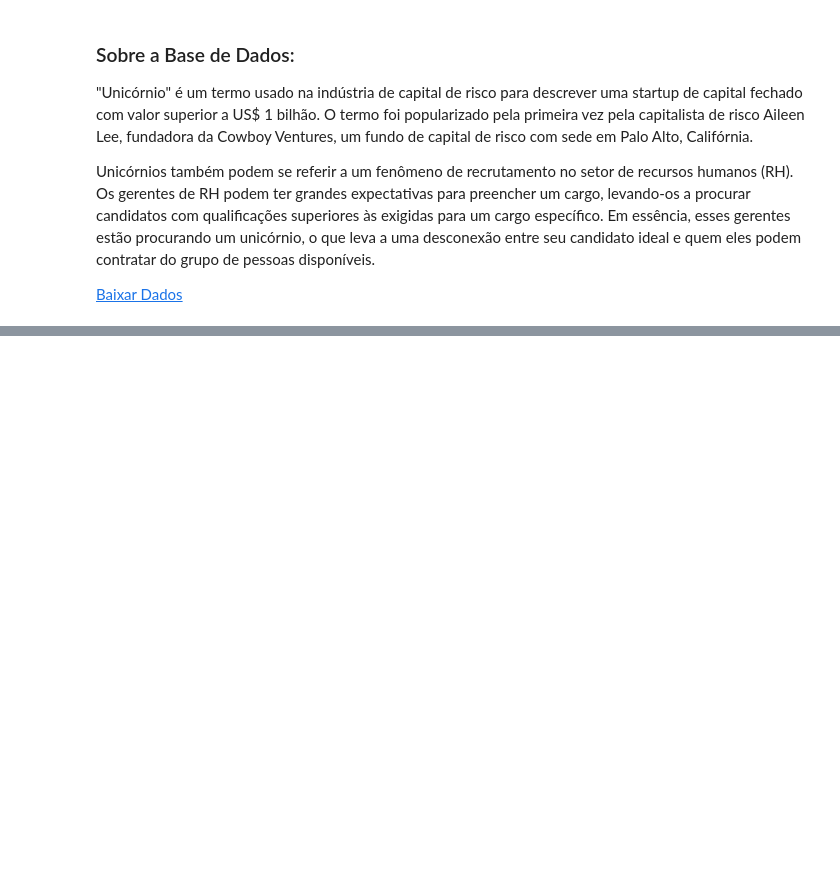
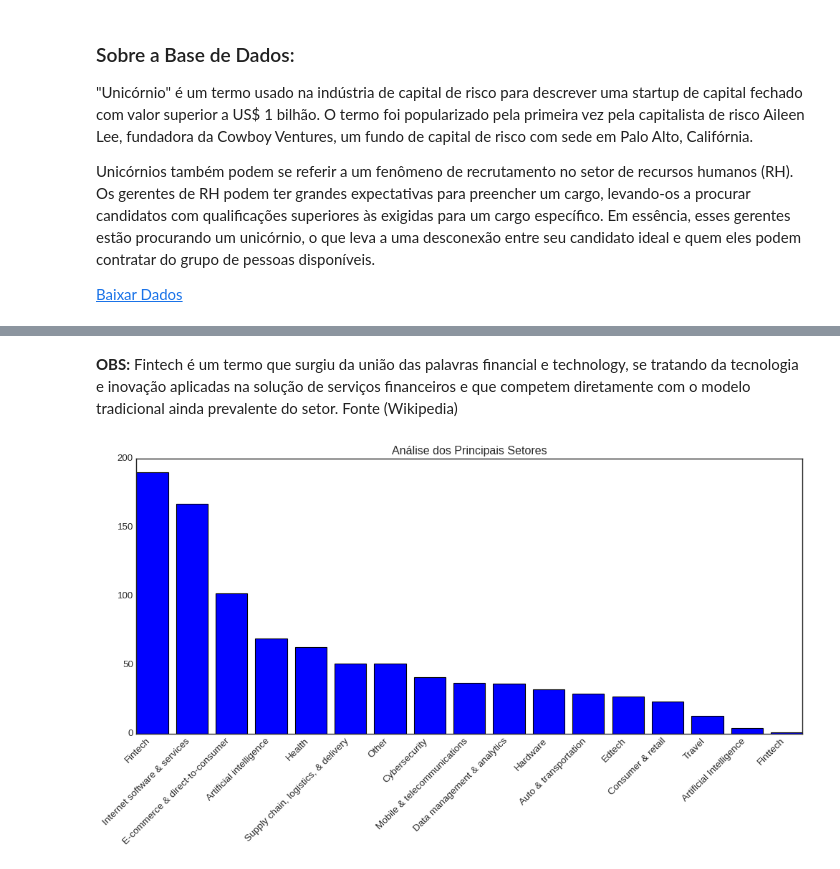
Before and after one commit to nandodevs/case-unicornios-brasil, a Jupyter notebook: Case_Empresas_Unicórnios.ipynb, the cells around one changed output, grey strips where cells are left out. Saved outputs shown, nothing was run; the diff lists cells and outputs as text; code cells hidden in the pictures; blank space fills up the shorter version.

```diff
--- a/Case_Empresas_Unicórnios.ipynb
+++ b/Case_Empresas_Unicórnios.ipynb
@@ -21,7 +22,7 @@ import warnings
 warnings.filterwarnings('ignore')
 # %%
 # Lendo os dados
-base_dados = pd.read_csv('/content/sample_data/unicornios.csv')
+base_dados = pd.read_csv('https://raw.githubusercontent.com/nandodevs/case-unicornios-brasil/main/unicornios.csv')
 
 # Verificar a dimensão
 base_dados.shape
@@ -71,9 +168,16 @@ base_dados['Setor'].value_counts( normalize=True)
+# %% [markdown]
+**OBS:**
+Fintech é um termo que surgiu da união das palavras financial e technology, se tratando da tecnologia e inovação aplicadas na solução de serviços financeiros e que competem diretamente com o modelo tradicional ainda prevalente do setor.
+Fonte (Wikipedia)
 # %%
 # Gráficos de Análise dos Setores
+#plt.style.use('dark_background')
 plt.figure(figsize=(15,6))
-plt.title('Analisando dos setores')
+plt.title('Análise dos Principais Setores')
 plt.bar(base_dados['Setor'].value_counts().index, base_dados['Setor'].value_counts());
 plt.xticks(rotation=45, ha='right');
+# %% [output]
+[figure, added]
 # %%
 # Análise dos países
 Analise = base_dados['Pais'].value_counts(normalize=True) * 100
```
Also changed, not shown: parts of 19 cells of this notebook.
